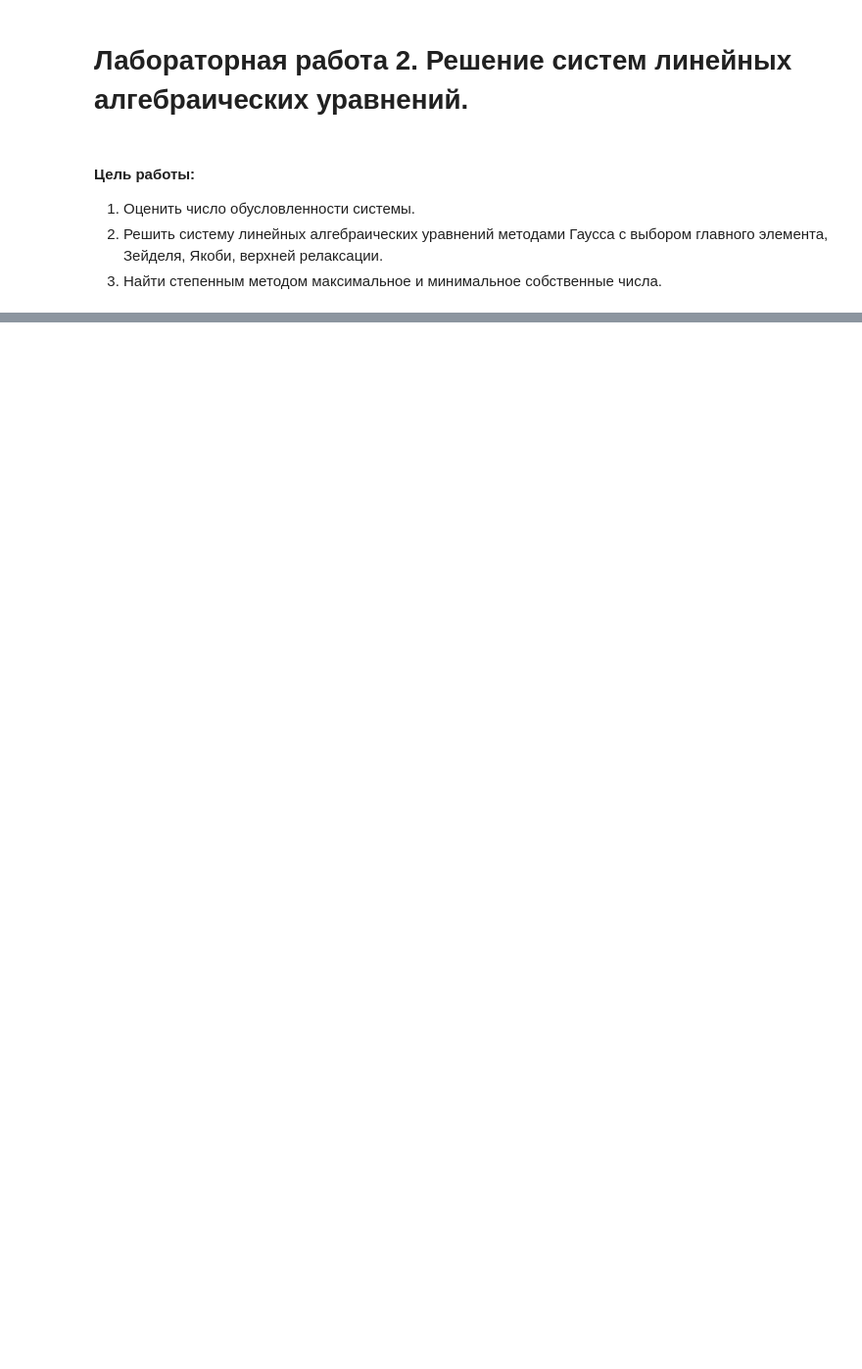
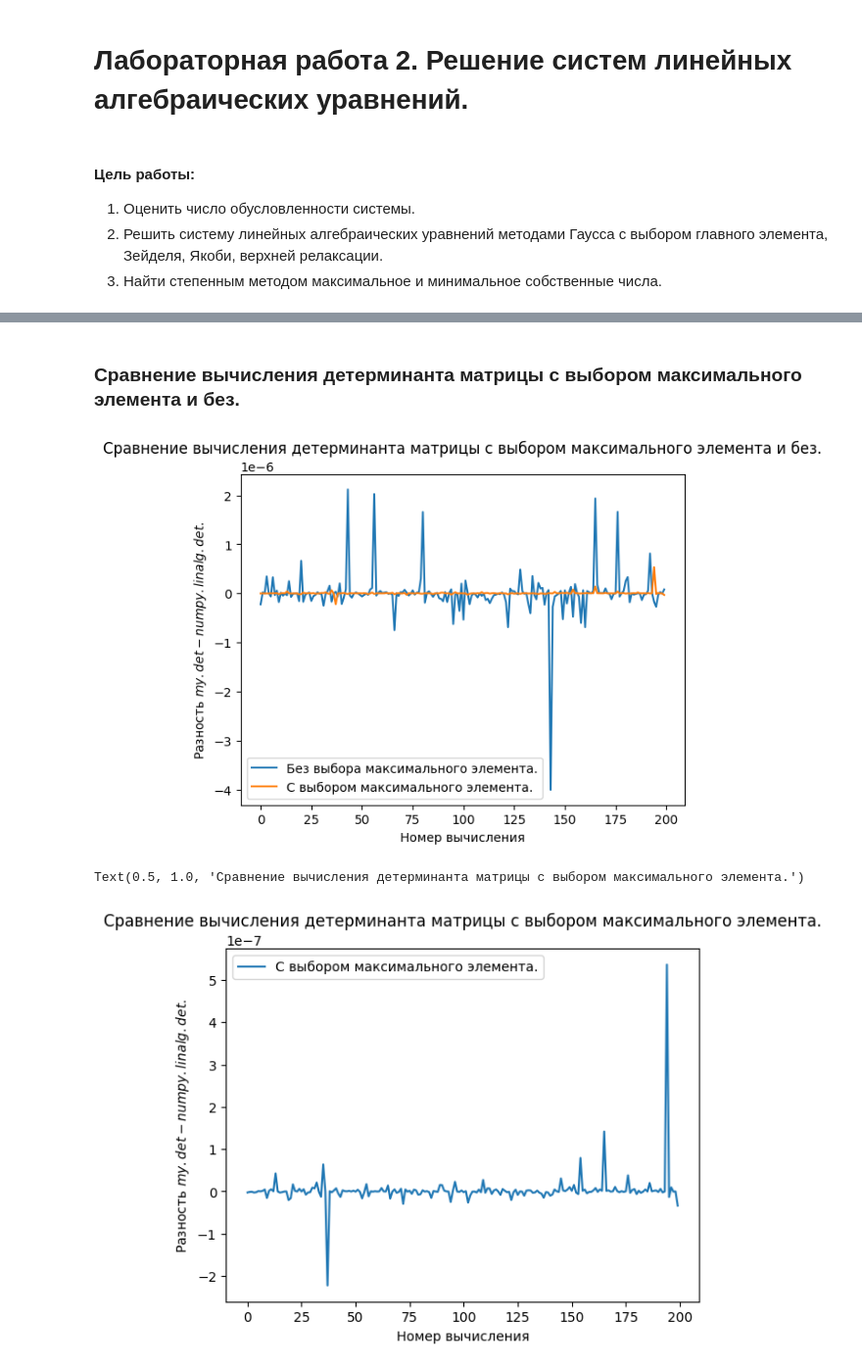
Before and after one commit to ArtemMaslov/MasFoam, a Jupyter notebook: Labs/Lab 2. Linear equations/Lab 2. Linear equations.ipynb, the cells around one changed output, grey strips where cells are left out. Shown at 98% size. Saved outputs shown, nothing was run; the diff lists cells and outputs as text; code cells hidden in the pictures; blank space fills up the shorter version.

```diff
--- a/Labs/Lab 2. Linear equations/Lab 2. Linear equations.ipynb
+++ b/Labs/Lab 2. Linear equations/Lab 2. Linear equations.ipynb
@@ -23 +240,42 @@ import MasFoam
+# %% [markdown]
+### Сравнение вычисления детерминанта матрицы с выбором максимального элемента и без.
+# %%
+x1 = []
+x2 = []
+samples = 200
+for st in range(0, samples):
+    size = 50
+    A2 = numpy.random.rand(size, size)
+
+    _A = numpy.empty((size, size))
+    numpy.copyto(_A, A2)
+    det1 = MatrixDeterminant1(_A, False)
+
+    _A = numpy.empty((size, size))
+    numpy.copyto(_A, A2)
+    det2 = MatrixDeterminant1(_A, True)
+
+    det3 = numpy.linalg.det(A2)
+    x1.append(det1 - det3)
+    x2.append(det2 - det3)
+
+plt.plot(list(range(0, samples)), x1, label="Без выбора максимального элемента.")
+plt.plot(list(range(0, samples)), x2, label="С выбором максимального элемента.")
+
+plt.legend()
+plt.xlabel("Номер вычисления")
+plt.ylabel("Разность $my.det - numpy.linalg.det$.")
+plt.title("Сравнение вычисления детерминанта матрицы с выбором максимального элемента и без.")
+plt.show()
+
+plt.plot(list(range(0, samples)), x2, label="С выбором максимального элемента.")
+
+plt.legend()
+plt.xlabel("Номер вычисления")
+plt.ylabel("Разность $my.det - numpy.linalg.det$.")
+plt.title("Сравнение вычисления детерминанта матрицы с выбором максимального элемента.")
+# %% [output]
+[figure, added]
+Text(0.5, 1.0, 'Сравнение вычисления детерминанта матрицы с выбором максимального элемента.')
+[figure, added]
 # %% [markdown]
```
Also changed, not shown: parts of 23 cells of this notebook, 17 other files.
